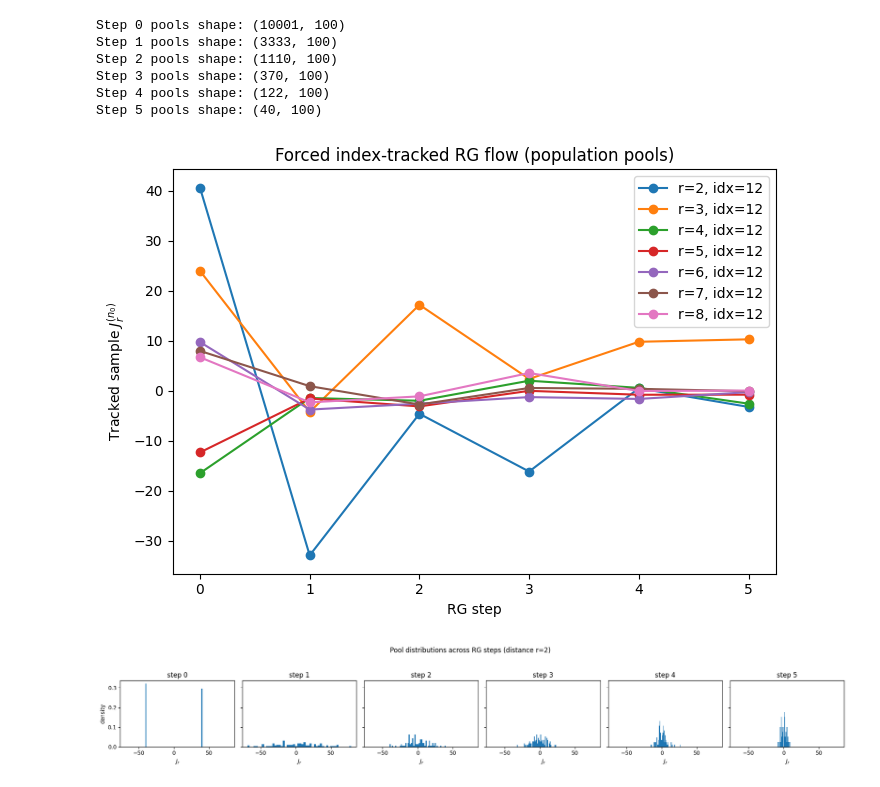
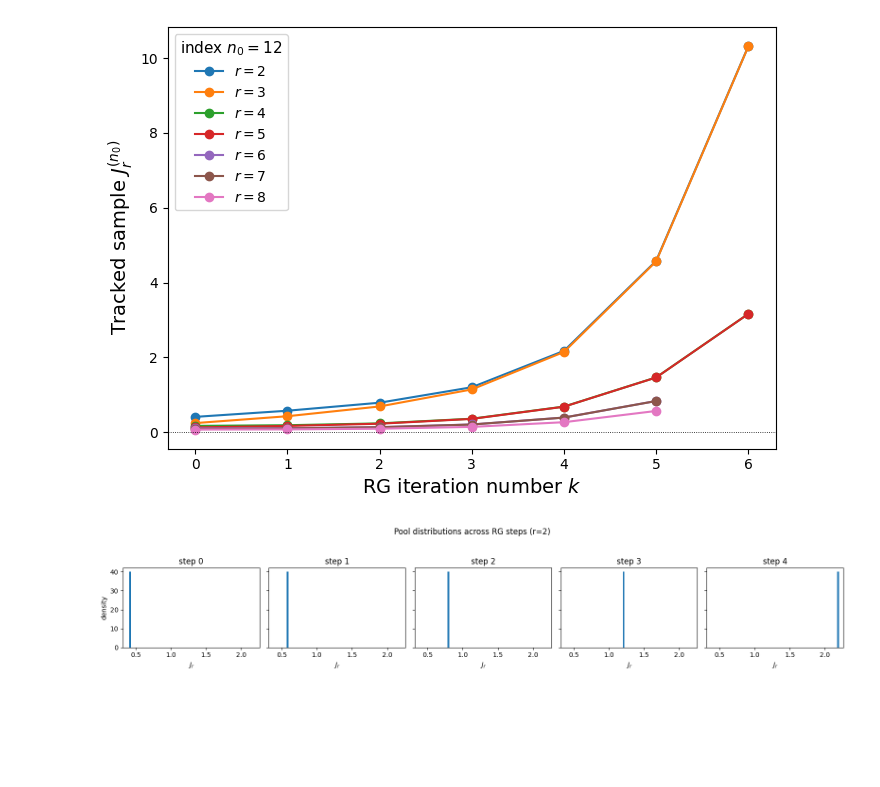
Before and after one commit to erbilcanartun/long-range-ising-chain, a Jupyter notebook: notebooks/population_dynamics.ipynb, the cells around one changed output. Cells and saved outputs as stored; diff of their text form; code cells hidden in the pictures; blank space fills up the shorter version.

```diff
--- a/notebooks/population_dynamics.ipynb
+++ b/notebooks/population_dynamics.ipynb
@@ -268,27 +0,0 @@ def plot_pool_distributions_by_step(flow_pools, r, steps_to_plot=None, bins=40,
-# %%
-J0   = 100.0
-a    = 1.3
-D    = 10000
-p    = 0.5
-N    = 100
-steps = 5
-seed  = 12345
-
-flow = rg_flow_pools(J0, a, D, p, N, steps, seed=seed, store=True)
-print("Step 0 pools shape:", flow[0].shape)
-for k in range(1, len(flow)):
-    print(f"Step {k} pools shape:", flow[k].shape)
-
-plot_rg_flow_track_index(flow_pools=flow, track_r=[2,3,4,5,6,7,8], pool_index=12)
-# %% [output]
-Step 0 pools shape: (10001, 100)
-Step 1 pools shape: (3333, 100)
-Step 2 pools shape: (1110, 100)
-Step 3 pools shape: (370, 100)
-Step 4 pools shape: (122, 100)
-Step 5 pools shape: (40, 100)
-[figure, removed]
-# %%
-plot_pool_distributions_by_step(flow_pools=flow, r=2, steps_to_plot=None, bins=50, density=True)
-# %% [output]
-[figure, removed]
@@ -294,0 +350,28 @@ plot_pool_distributions_by_step(flow_pools=flow, r=2, steps_to_plot=None, bins=5
+# %%
+flow = rg_flow_pools(
+    J0=1.0,
+    a=1.3,
+    D=5000,
+    p=0.0,
+    f=0.0,
+    N=500,
+    n_steps=6,
+    base_seed=12345
+)
+plot_rg_flow_track_index(flow, track_r=[2, 3, 4, 5, 6, 7, 8], pool_index=12)
+# %% [output]
+[figure, added]
+# %%
+flow = rg_flow_pools(
+    J0=1.0,
+    a=1.3,
+    D=500,
+    p=0.0,
+    f=0.0,
+    N=200,
+    n_steps=5,
+    base_seed=12345
+)
+plot_pool_distributions_by_step(flow, r=2)
+# %% [output]
+[figure, added]
```
Also changed, not shown: parts of 2 cells of this notebook, 3 other files.
